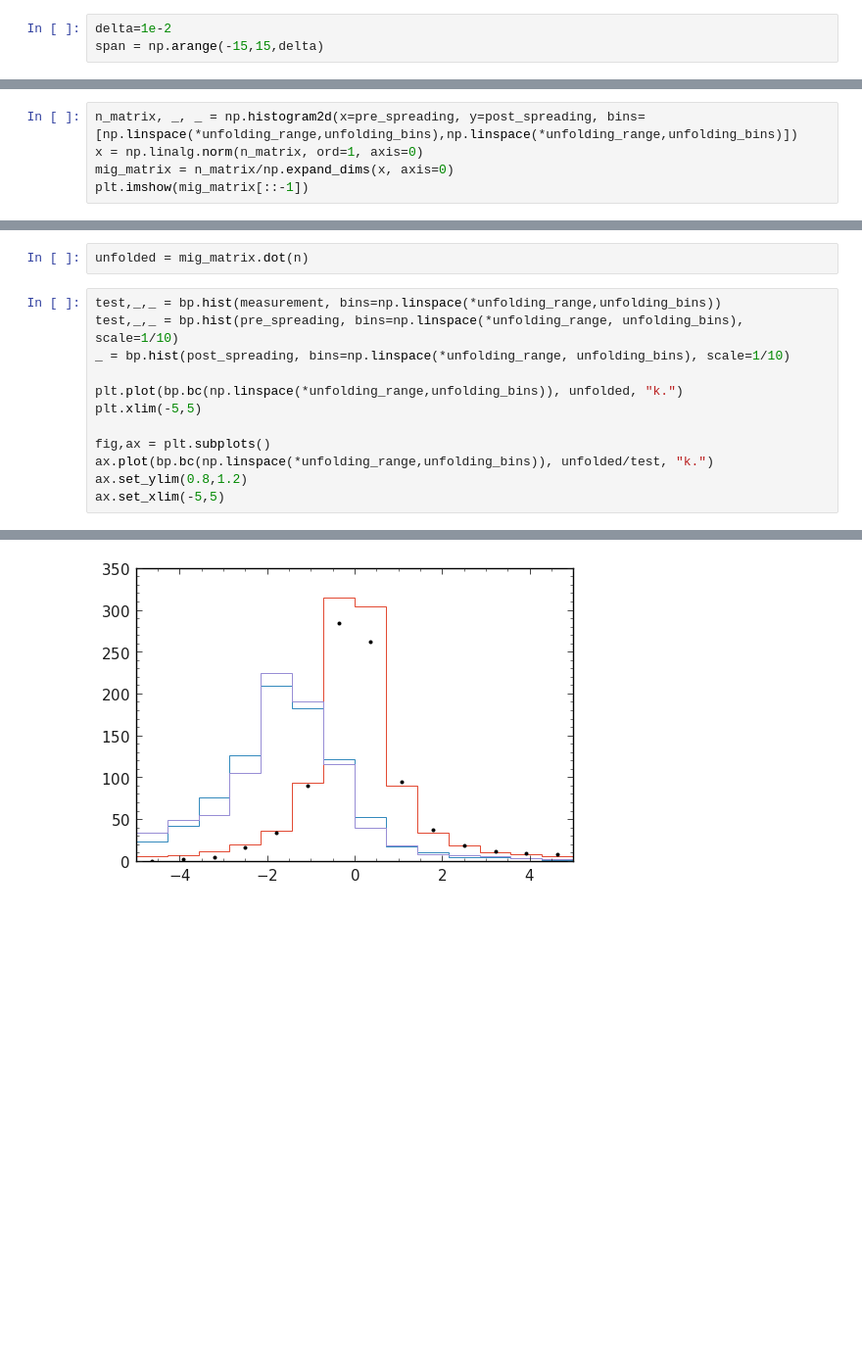
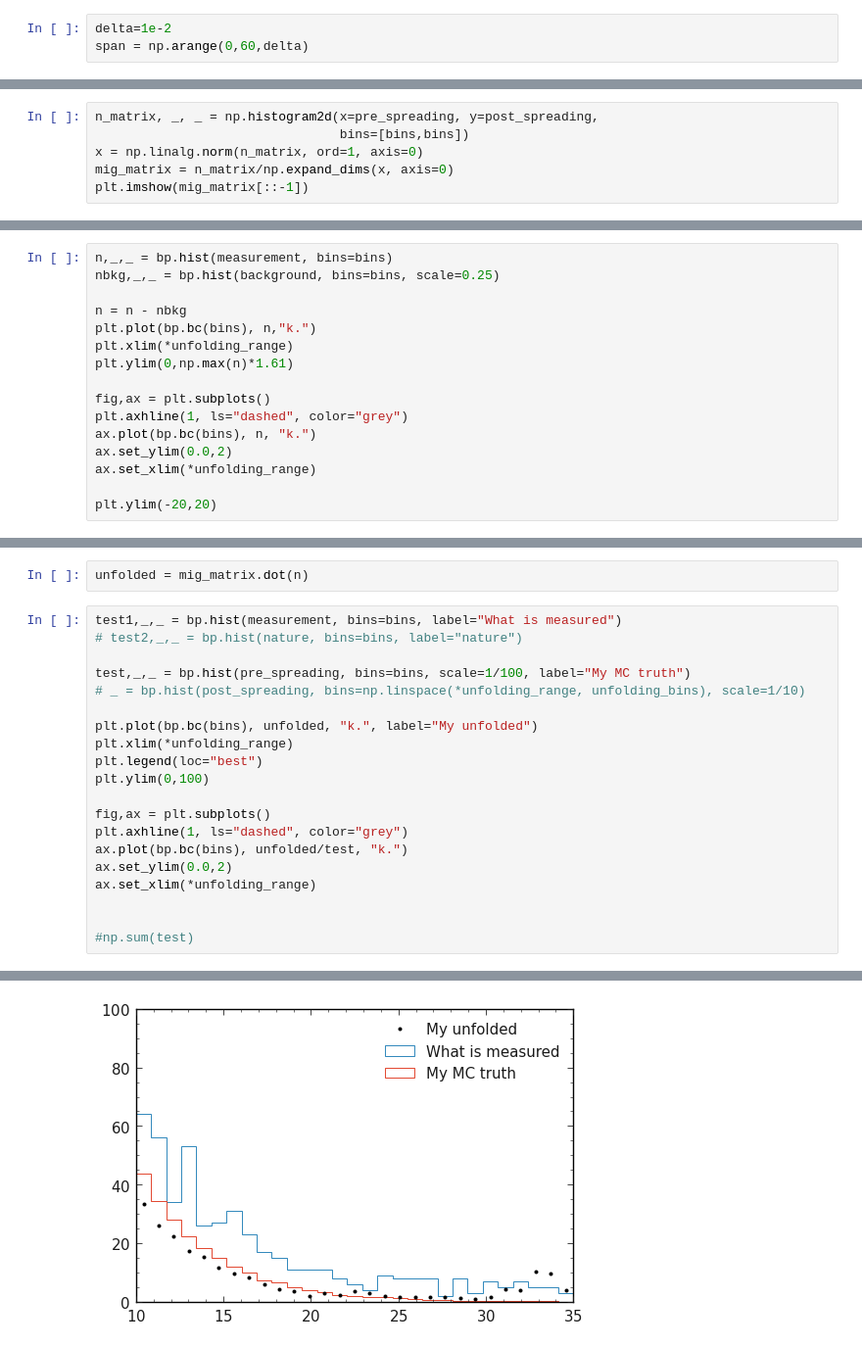
Before and after one commit to henrikas-svidras/physics-examples, a Jupyter notebook: unfolding_example.ipynb, the cells around one changed output, grey strips where cells are left out. Shown at 98% size. Cells and saved outputs as stored; diff of their text form; blank space fills up the shorter version.

```diff
--- a/unfolding_example.ipynb
+++ b/unfolding_example.ipynb
@@ -7,3 +12,3 @@ import matplotlib.pyplot as plt
 # %%
 delta=1e-2
-span = np.arange(-15,15,delta)
+span = np.arange(0,60,delta)
@@ -90,5 +100,6 @@ plt.ylim(*unfolding_range)
 # %%
-n_matrix, _, _ = np.histogram2d(x=pre_spreading, y=post_spreading, bins=[np.linspace(*unfolding_range,unfolding_bins),np.linspace(*unfolding_range,unfolding_bins)])
+n_matrix, _, _ = np.histogram2d(x=pre_spreading, y=post_spreading,
+                                bins=[bins,bins])
 x = np.linalg.norm(n_matrix, ord=1, axis=0)
 mig_matrix = n_matrix/np.expand_dims(x, axis=0)
 plt.imshow(mig_matrix[::-1])
@@ -101,0 +109,16 @@ n,_,_ = bp.hist(measurement, bins=np.linspace(*unfolding_range,unfolding_bins))
+# %%
+n,_,_ = bp.hist(measurement, bins=bins)
+nbkg,_,_ = bp.hist(background, bins=bins, scale=0.25)
+
+n = n - nbkg
+plt.plot(bp.bc(bins), n,"k.")
+plt.xlim(*unfolding_range)
+plt.ylim(0,np.max(n)*1.61)
+
+fig,ax = plt.subplots()
+plt.axhline(1, ls="dashed", color="grey")
+ax.plot(bp.bc(bins), n, "k.")
+ax.set_ylim(0.0,2)
+ax.set_xlim(*unfolding_range)
+
+plt.ylim(-20,20)
@@ -102,15 +129,23 @@ n,_,_ = bp.hist(measurement, bins=np.linspace(*unfolding_range,unfolding_bins))
 # %%
 unfolded = mig_matrix.dot(n)
 # %%
-test,_,_ = bp.hist(measurement, bins=np.linspace(*unfolding_range,unfolding_bins))
-test,_,_ = bp.hist(pre_spreading, bins=np.linspace(*unfolding_range, unfolding_bins), scale=1/10)
-_ = bp.hist(post_spreading, bins=np.linspace(*unfolding_range, unfolding_bins), scale=1/10)
+test1,_,_ = bp.hist(measurement, bins=bins, label="What is measured")
+# test2,_,_ = bp.hist(nature, bins=bins, label="nature")
 
-plt.plot(bp.bc(np.linspace(*unfolding_range,unfolding_bins)), unfolded, "k.")
-plt.xlim(-5,5)
+test,_,_ = bp.hist(pre_spreading, bins=bins, scale=1/100, label="My MC truth")
+# _ = bp.hist(post_spreading, bins=np.linspace(*unfolding_range, unfolding_bins), scale=1/10)
+
+plt.plot(bp.bc(bins), unfolded, "k.", label="My unfolded")
+plt.xlim(*unfolding_range)
+plt.legend(loc="best")
+plt.ylim(0,100)
 
 fig,ax = plt.subplots()
-ax.plot(bp.bc(np.linspace(*unfolding_range,unfolding_bins)), unfolded/test, "k.")
-ax.set_ylim(0.8,1.2)
-ax.set_xlim(-5,5)
+plt.axhline(1, ls="dashed", color="grey")
+ax.plot(bp.bc(bins), unfolded/test, "k.")
+ax.set_ylim(0.0,2)
+ax.set_xlim(*unfolding_range)
+
+
+#np.sum(test)
 # %% [output]
@@ -118 +153 @@ ax.set_xlim(-5,5)
-[figure, old version]
+[figure, new version]
```
Also changed, not shown: parts of 17 cells of this notebook, 2 other files.
